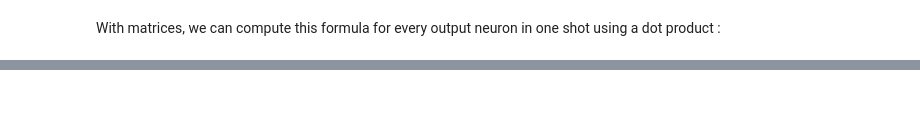
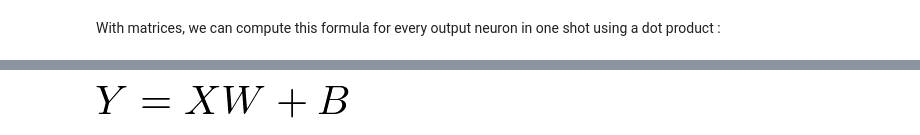
Before and after one commit to rsouza/NeuralNetworks_Course, a Jupyter notebook: Notebooks/ML/Neural_Networks_Intro_Part4.ipynb, the cells around one changed output, grey strips where cells are left out. Saved outputs shown, nothing was run; the diff lists cells and outputs as text; code cells hidden in the pictures; blank space fills up the shorter version.

```diff
--- a/Notebooks/ML/Neural_Networks_Intro_Part4.ipynb
+++ b/Notebooks/ML/Neural_Networks_Intro_Part4.ipynb
@@ -129,0 +138,4 @@ With matrices, we can compute this formula for every output neuron in one shot u
+# %%
+Image(filename='./Images/12nn.png')
+# %% [output]
+[figure, added]
```
Also changed, not shown: parts of 47 cells of this notebook, 17 other files.
